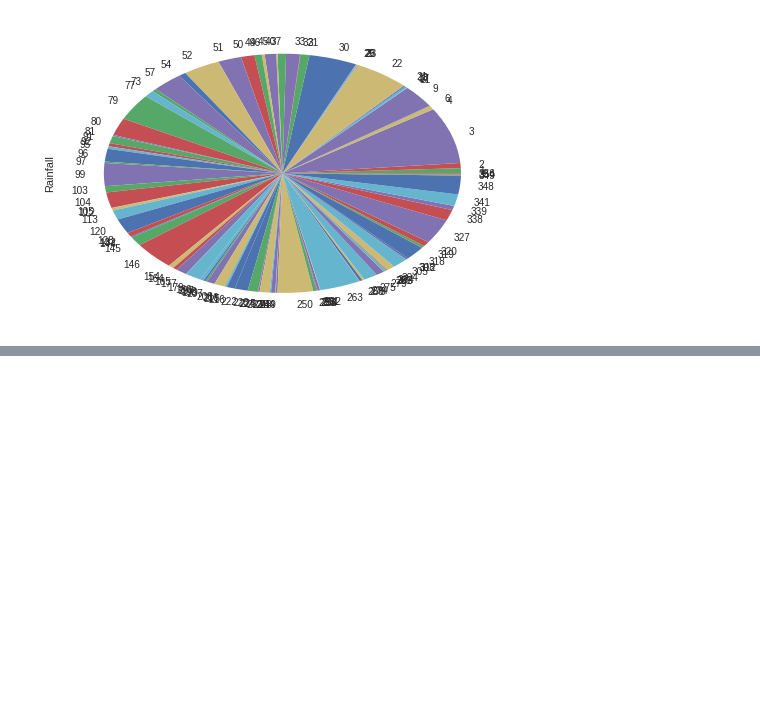
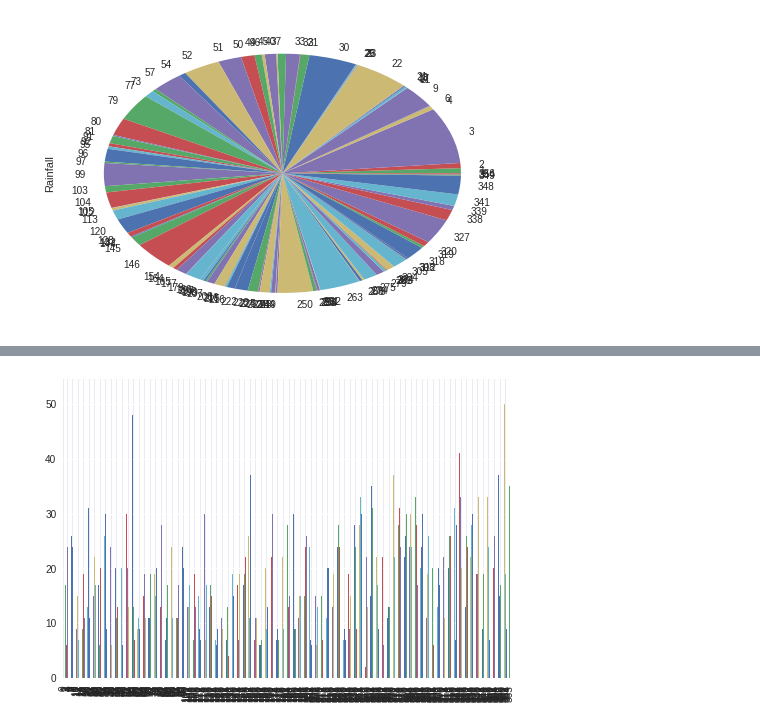
Before and after one commit to harjeevansingh/ML_ON1Acadview, a Jupyter notebook: assignment_6.ipynb, the cells around one changed output, grey strips where cells are left out. Drawn from its saved outputs; the diff is of its cells as text; code cells hidden in the pictures; blank space fills up the shorter version.

```diff
--- a/assignment_6.ipynb
+++ b/assignment_6.ipynb
@@ -140,0 +156,5 @@ sns.despine()
+# %%
+df['WindSpeed3pm'].plot(kind='bar')
+sns.despine()
+# %% [output]
+[figure, added]
```
Also changed, not shown: parts of 3 cells of this notebook.
